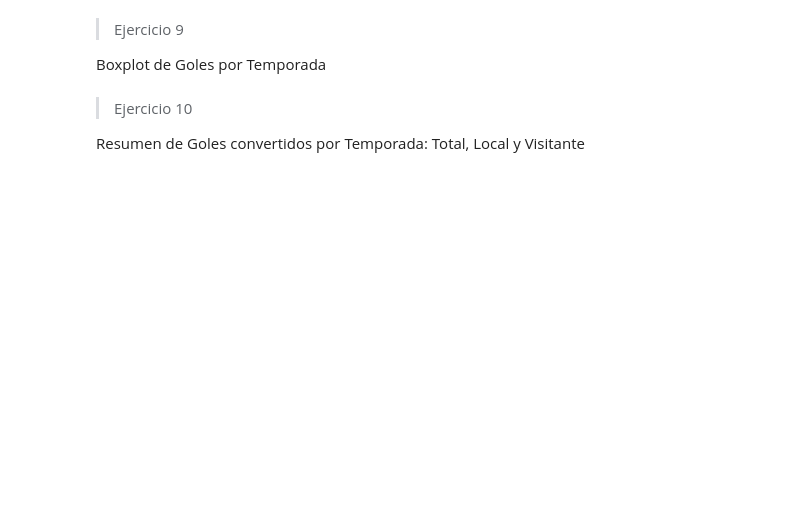
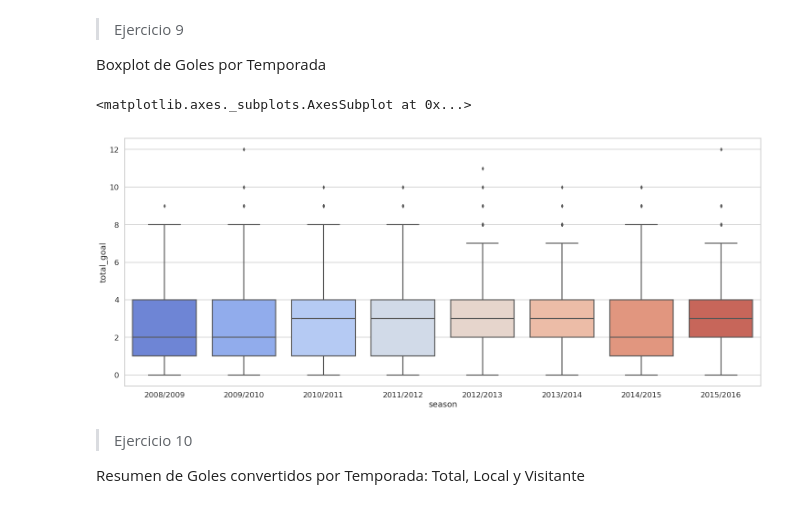
Before and after one commit to diplodatos2019/Mentoria_Analisis_Visualizacion_Datos, a Jupyter notebook: Practico_AyV_resolucion.ipynb, the cells around one changed output. Drawn from its saved outputs; the diff is of its cells as text; code cells hidden in the pictures; blank space fills up the shorter version.

```diff
--- a/Practico_AyV_resolucion.ipynb
+++ b/Practico_AyV_resolucion.ipynb
@@ -620,6 +672,12 @@ Distribucion de Cantidad de goles convertidos: Total, Local y Visitante
 > Ejercicio 9
 
 Boxplot de Goles por Temporada
+# %%
+plt.figure(figsize=(25,10))
+sns.boxplot(x=df_match["season"], y=df_match["total_goal"], palette="coolwarm")
+# %% [output]
+<matplotlib.axes._subplots.AxesSubplot at 0x...>
+[figure, added]
 # %% [markdown]
 > Ejercicio 10
 
```
Also changed, not shown: parts of 9 cells of this notebook.
